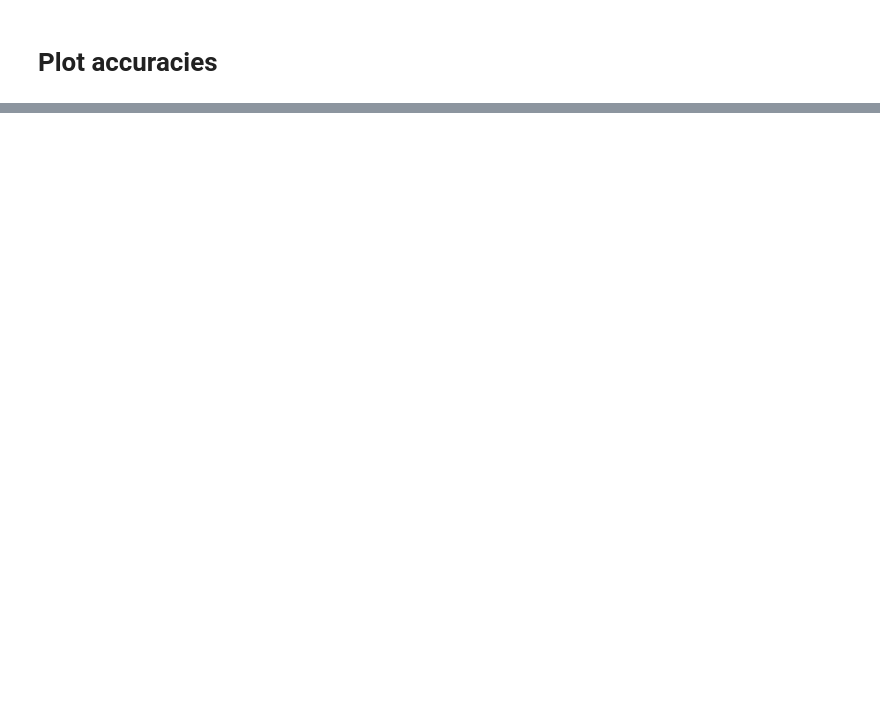
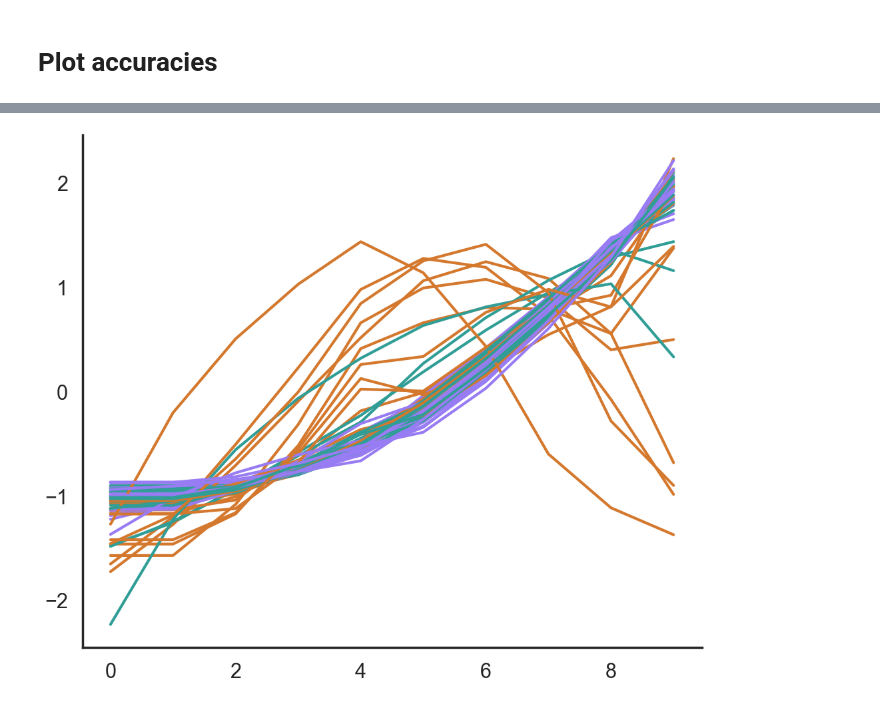
Before and after one commit to sh4r11f/illusion-rnn, a Jupyter notebook: notebooks/TAM_analysis.ipynb, the cells around one changed output, grey strips where cells are left out. Cells and saved outputs as stored; diff of their text form; code cells hidden in the pictures; blank space fills up the shorter version.

```diff
--- a/notebooks/TAM_analysis.ipynb
+++ b/notebooks/TAM_analysis.ipynb
@@ -287,3 +288,69 @@ plt.savefig(FIG_DIR / 'TAM-basic_TAM-all_pca_256.png')
+# %%
+# Plot the top 10 neurons with the highest weights in the first PC
+fig, ax = plt.subplots(1, 1, figsize=(12, 10))
+# fig.suptitle('Top 10 neurons with the highest weights in the first PC')
+trial_infos = infos["square-tam-horizontal"]
+
+# Get the weights of the first PC
+pc1_weights = pca.components_[0]  # (Neurons, )
+
+# Get weights from the second PC
+pc2_weights = pca.components_[1]  # (Neurons, )
+
+# Get the indices of the top 10 neurons with the highest weights
+top_neurons1 = np.argsort(pc1_weights)[-10:]
+top_neurons2 = np.argsort(pc2_weights)[-10:]
+top_neurons = np.unique(np.concatenate([top_neurons1, top_neurons2]))
+
+data = np.stack(activity)
+# Create empty lists to hold legend handles and labels
+handles = []
+labels = []
+
+# Plot the activity of the top neurons
+for n in top_neurons:
+
+    # Find condition trials
+    for condition in range(1, 4):
+        trial_condition = [i for i, trial in enumerate(trial_infos) if trial['ground_truth'] == condition]
+
+        # get neuron activity
+        neuron_activity = data[trial_condition, :, n]  # (Trials, Time points)
+
+        # Normalize
+        normalized_data = np.apply_along_axis(zscore, 1, neuron_activity)
+
+        # Average
+        average_data = normalized_data.mean(axis=0)
+
+        if condition == 1:
+            motion = 'Left'
+            color = husl_palette[1]
+        elif condition == 2:
+            motion = 'Middle'
+            color = husl_palette[6]
+        elif condition == 3:
+            motion = 'Right'
+            color = husl_palette[9]
+
+        p, = ax.plot(average_data[:, ], color=color)
+
+            # If this is the first time this type of motion is plotted, add it to the legend
+        if motion not in labels:
+            handles.append(p)
+            labels.append(motion)
+
+# Add a legend
+# plt.legend()
+
+# Change names
+# ax.set_title(f'Top 10 neurons with the highest weights in the first PC')
+# ax.set_xlabel('PC 1')
+# ax.set_ylabel('PC 2')
+
+plt.savefig(FIG_DIR / 'TAM-basic_TAM-all_top10_neurons_256.png')
+# %% [output]
+[figure, added]
 # %%
 # Binning time points
 n_bins = 3
```
Also changed, not shown: parts of 27 cells of this notebook, 1 other file.
